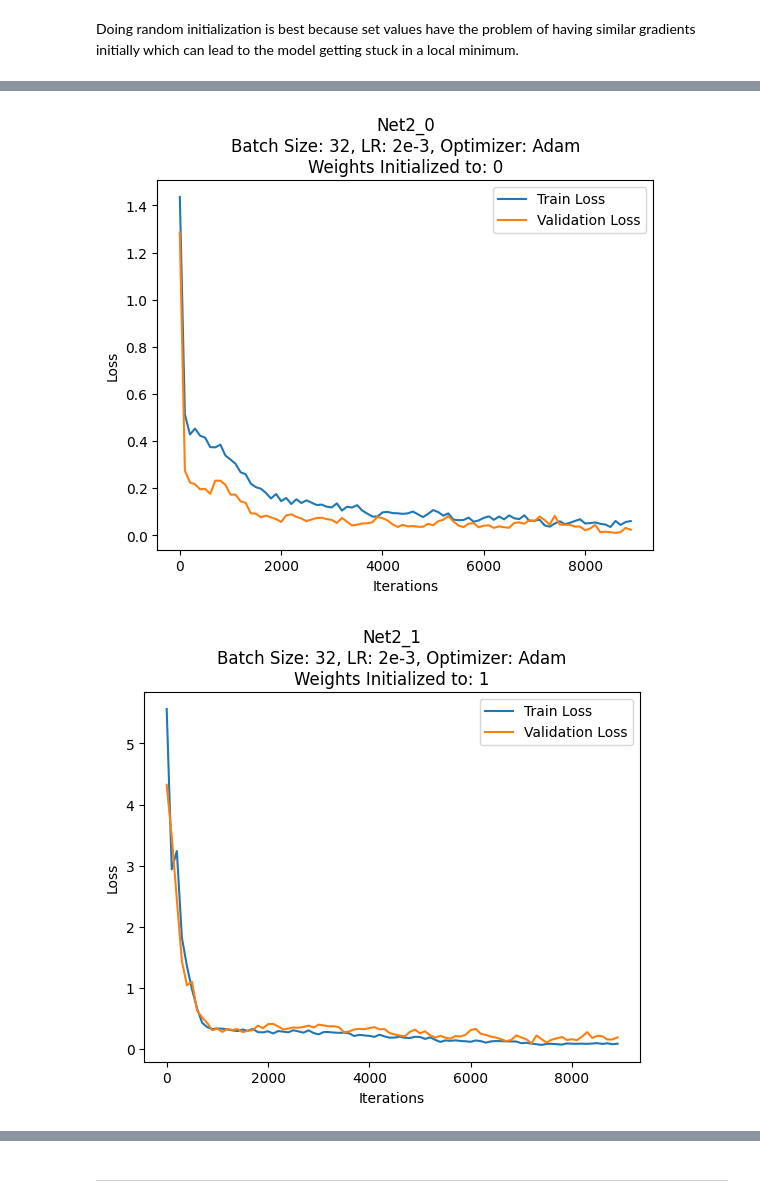
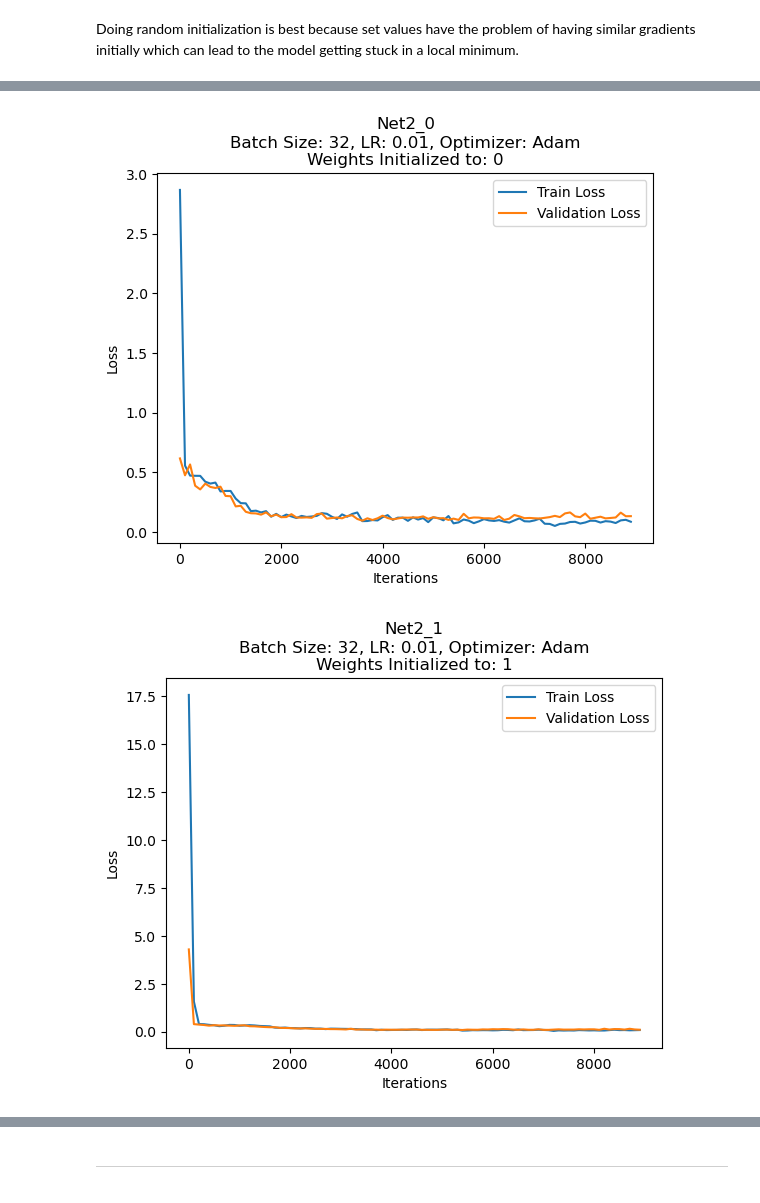
Before and after one commit to lpjones/Image-Classification, a Jupyter notebook: Phase_1.ipynb, the cells around one changed output, grey strips where cells are left out. Cells and saved outputs as stored; diff of their text form; code cells hidden in the pictures.

```diff
--- a/Phase_1.ipynb
+++ b/Phase_1.ipynb
@@ -77,10 +61,11 @@ show_imgs(train_loader)
 
 Please complete `train()` and `plot_learning_curves()` functions. `test_accuracy()` has already been provided to you.
 # %%
-def test_accuracy(model, test_loader, input_size, device):
+def test_accuracy(model, test_loader, input_size, loss_fn, device):
     model.to(device)
     correct = 0
     total = 0
+    loss_valid, loss_train = [], []
     with torch.no_grad():
         for test_data in test_loader:
             images, labels = test_data[0].cuda(), test_data[1].cuda()
@@ -89,8 +74,12 @@ def test_accuracy(model, test_loader, input_size, device):
             _, predicted = torch.max(outputs.data, 1)
             total += labels.size(0)
             correct += (predicted == labels).sum().item()
+
+            valid_loss = loss_fn(outputs, labels)
+            loss_valid.append(valid_loss.item())
+    avg_valid_loss = sum(loss_valid) / len(loss_valid)
     #print('Accuracy: %d %%' % (100 * correct / total))
-    return (100 * correct / total)
+    return avg_valid_loss, (100 * correct / total)
 # %% [markdown]
 ### 2.1 Train Function
 Please refer to the train function in `MNIST_Classifier.ipynb` to complete this function. You will need to store the loss and accuracies per iteration to plot. Please print the loss, accuracy and time taken for training each epoch.
@@ -133,45 +122,30 @@ def train(model, loss_fn, optimizer, train_loader, batch_size, num_epochs, devic
         # Update weights
         optimizer.step()
 
-        test_data = next(iter(test_loader)) # Access Corresponding Test Data
-
-        test_im, test_label = test_data[0].cuda(), test_data[1].cuda()
-
-        test_im = test_im.view(-1, input_size)
-        test_outputs = model(test_im)
-        valid_loss = loss_function(test_outputs, test_label)
-
-        # Store Accuracy of current iteration
-        # acc_arr_train.append(test_accuracy(model = net, test_loader = train_loader, input_size = input_size, device = None))
-
         # Store Loss of current iteration
-        loss_arr_valid.append(valid_loss.item())
         loss_arr_train.append(loss.item())
 
         # Print statistics on every 100th iteration
         if (i+1) % 100 == 0:
           # Average the past 100 iterations and append that Loss value
-          for j in range(len(loss_arr_valid) - 100 + 1):
-            window_valid = loss_arr_valid[j:j + 100]
+          avg_train = 0
+          for j in range(len(loss_arr_train) - 100 + 1):
             window_train = loss_arr_train[j:j + 100]
-            avg_valid = sum(window_valid) / 100
             avg_train = sum(window_train) / 100
 
+          avg_valid, _ = test_accuracy(model, test_loader, input_size, loss_function,  device)
           loss_avg_valid.append(avg_valid)
           loss_avg_train.append(avg_train) #TODO: Check to make sure it's only appended once per 100 iterations.
 
-          #loss_arr_valid.append(valid_loss.item())
-          #loss_arr_train.append(loss.item())
           print("""Epoch [%d/%d], Step [%d/%d], Train Loss: %.4f, Val Loss: %.4f"""
                 %(epoch+1, num_epochs, i+1,
-                len(train_data) // batch_size, loss.item(), valid_loss.item())) # TODO: Do we want to print the avg_valid and avg_train then?
-
+                len(train_data) // batch_size, loss.item(), avg_valid))
 
       time_epoc_stop = time.perf_counter() # Stop the timer
 
       # Average of train and validation accuracies:
-      train_acc = test_accuracy(model, train_loader, input_size, None)
-      test_acc = test_accuracy(model, test_loader, input_size, None)
+      _, train_acc = test_accuracy(model, train_loader, input_size, loss_function, None)
+      _, test_acc = test_accuracy(model, test_loader, input_size, loss_function, None)
 
       acc_arr_train.append(train_acc)
       acc_arr_valid.append(test_acc)
@@ -682,7 +656,7 @@ Epoch [5/5], Time Taken: 18.1409, Train Acc: 99.1400, Valid Acc: 97.7500
 # Define Parameters
 input_size = 784
 num_classes = 10
-lr = .002
+lr = .01
 num_epochs = 5
 
 # Instantiate 1-Layer Model
@@ -753,10 +727,10 @@ Epoch [5/5], Time Taken: 17.8508, Train Acc: 99.6133, Valid Acc: 98.2400
 --------------------------------------------------------------
 # %%
-plot_learning_curve(CNN0_loss_avg_train, CNN0_loss_avg_valid, "Net2_0\nBatch Size: 32, LR: 2e-3, Optimizer: Adam\nWeights Initialized to: 0")
+plot_learning_curve(CNN0_loss_avg_train, CNN0_loss_avg_valid, "Net2_0\nBatch Size: 32, LR: 0.01, Optimizer: Adam\nWeights Initialized to: 0")
 # %% [output]
-[figure, old version]
+[figure, new version]
 # %%
-plot_learning_curve(CNN1_loss_avg_train, CNN1_loss_avg_valid, "Net2_1\nBatch Size: 32, LR: 2e-3, Optimizer: Adam\nWeights Initialized to: 1")
+plot_learning_curve(CNN1_loss_avg_train, CNN1_loss_avg_valid, "Net2_1\nBatch Size: 32, LR: 0.01, Optimizer: Adam\nWeights Initialized to: 1")
 # %% [output]
-[figure, old version]
+[figure, new version]
 # %%
```
Also changed, not shown: parts of 41 cells of this notebook.
